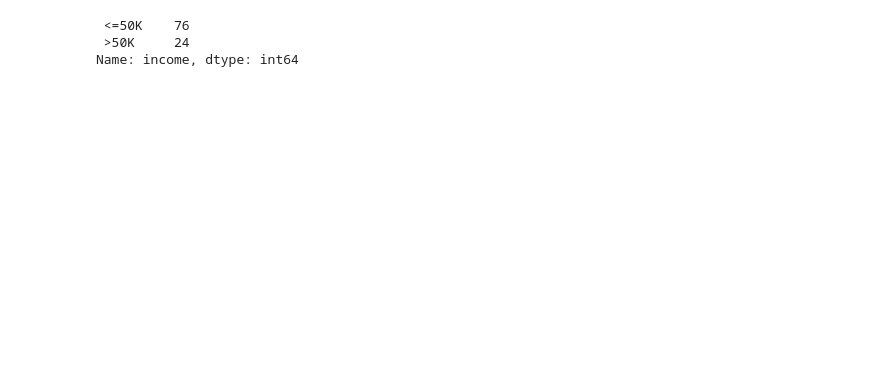
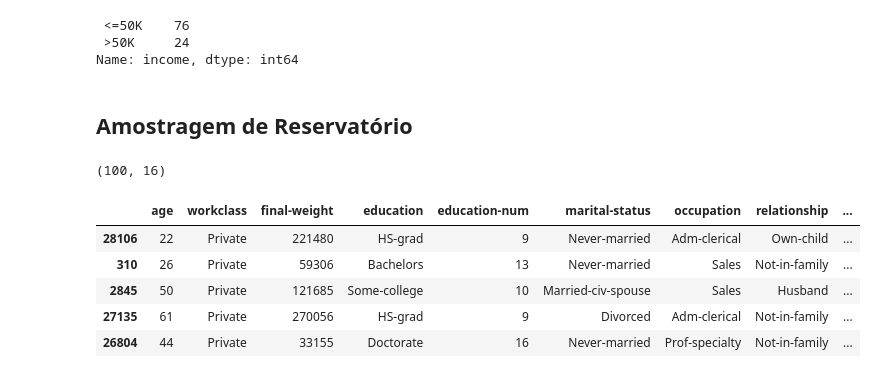
Before and after one commit to fapers/estatistica-ciencia-de-dados, a Jupyter notebook: populacao-amostra/amostragem.ipynb, the cells around one changed output. Drawn from its saved outputs; the diff is of its cells as text; code cells hidden in the pictures; blank space fills up the shorter version.

Commit message:
amostragem de reservatório

```diff
--- a/populacao-amostra/amostragem.ipynb
+++ b/populacao-amostra/amostragem.ipynb
@@ -324,3 +324,9 @@ df_y['income'].value_counts()
  <=50K    76
  >50K     24
 Name: income, dtype: int64
+# %% [markdown]
+## Amostragem de Reservatório
+# %%
+stream = []
+for i in range(len(dataset)):
+    stream.append(i)
@@ -326,0 +335,35 @@ Name: income, dtype: int64
+# %%
+# Função
+def amostragem_reservatorio(dataset, amostras):
+    stream = []
+    for i in range(len(dataset)):
+        stream.append(i)
+
+    i = 0
+    tamanho = len(dataset)
+
+    reservatorio = [0] * amostras
+    for i in range(amostras):
+        reservatorio[i] = stream[i]
+
+    while i < tamanho:
+        j = random.randrange(i+1)
+        if j < amostras:
+            reservatorio[j] = stream[i]
+        i += 1
+
+    return dataset.iloc[reservatorio]
+# %%
+df_amostra_reservatorio = amostragem_reservatorio(dataset, 100)
+df_amostra_reservatorio.shape
+# %% [output]
+(100, 16)
+# %%
+df_amostra_reservatorio.head()
+# %% [output]
+|  | age | workclass | final-weight | education | education-num | marital-status | occupation | relationship | ... |
+| 28106 | 22 | Private | 221480 | HS-grad | 9 | Never-married | Adm-clerical | Own-child | ... |
+| 310 | 26 | Private | 59306 | Bachelors | 13 | Never-married | Sales | Not-in-family | ... |
+| 2845 | 50 | Private | 121685 | Some-college | 10 | Married-civ-spouse | Sales | Husband | ... |
+| 27135 | 61 | Private | 270056 | HS-grad | 9 | Divorced | Adm-clerical | Not-in-family | ... |
+| 26804 | 44 | Private | 33155 | Doctorate | 16 | Never-married | Prof-specialty | Not-in-family | ... |
```
Also changed, not shown: parts of 4 cells of this notebook.
